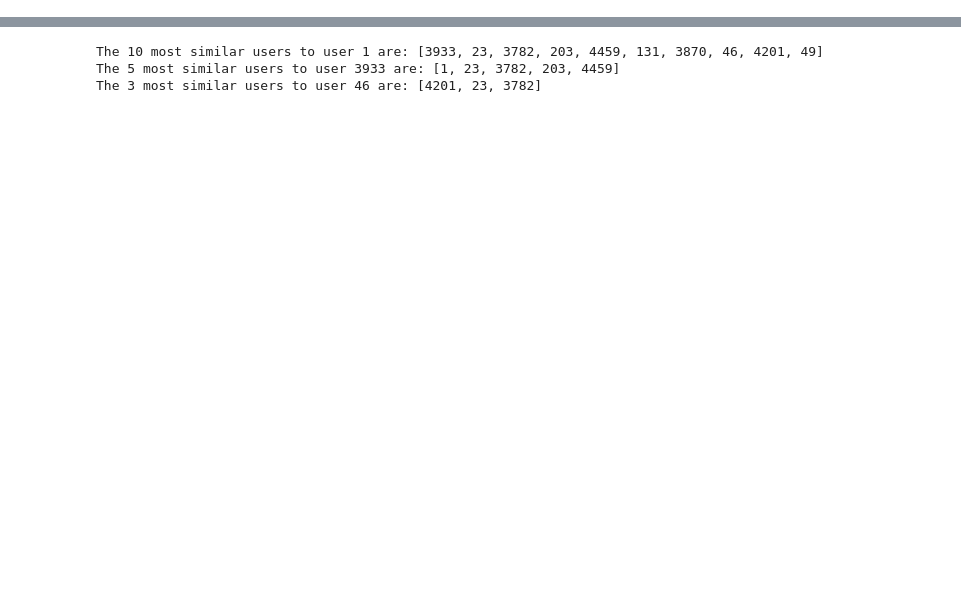
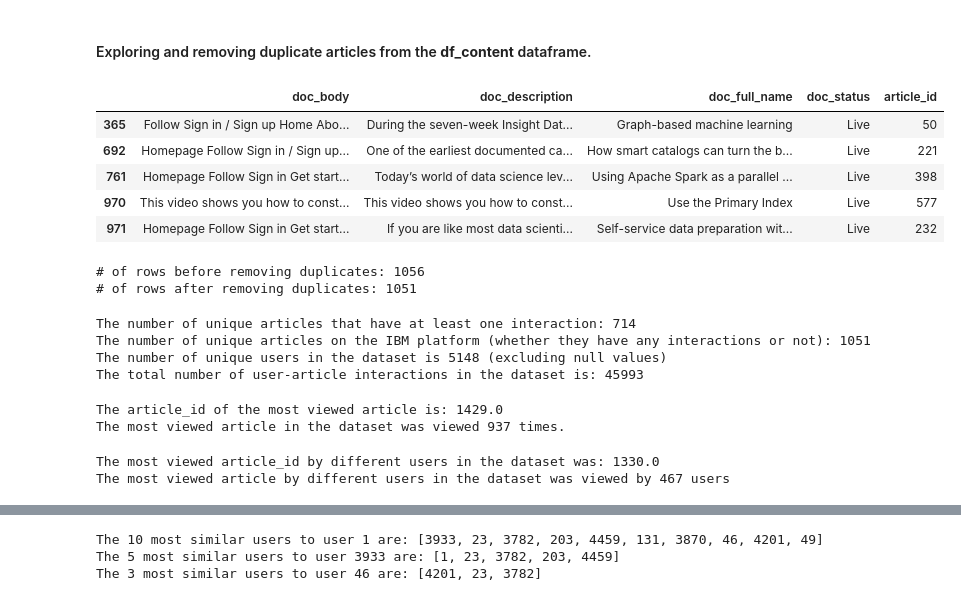
Before and after one commit to JosephArcila/Recommendation-Engine-for-the-IBM-Watson-Studio-Platform-, a Jupyter notebook: Recommendations_with_IBM.ipynb, the cells around one changed output, grey strips where cells are left out. Drawn from its saved outputs; the diff is of its cells as text; code cells hidden in the pictures; blank space fills up the shorter version.

```diff
--- a/Recommendations_with_IBM.ipynb
+++ b/Recommendations_with_IBM.ipynb
@@ -279,0 +84,51 @@ Use the tests to test your function.
+# %% [markdown]
+#### Exploring and removing duplicate articles from the **df_content** dataframe.
+# %%
+# Finding and exploring duplicate articles
+df_content[df_content["article_id"].duplicated(keep="first")]
+# %% [output]
+|  | doc_body | doc_description | doc_full_name | doc_status | article_id |
+| 365 | Follow Sign in / Sign up Home Abo... | During the seven-week Insight Dat... | Graph-based machine learning | Live | 50 |
+| 692 | Homepage Follow Sign in / Sign up... | One of the earliest documented ca... | How smart catalogs can turn the b... | Live | 221 |
+| 761 | Homepage Follow Sign in Get start... | Today’s world of data science lev... | Using Apache Spark as a parallel ... | Live | 398 |
+| 970 | This video shows you how to const... | This video shows you how to const... | Use the Primary Index | Live | 577 |
+| 971 | Homepage Follow Sign in Get start... | If you are like most data scienti... | Self-service data preparation wit... | Live | 232 |
+# %%
+# Removing any rows that have the same article_id - only keeping the first
+print('# of rows before removing duplicates:', df_content.shape[0])
+df_content.drop_duplicates("article_id", inplace=True)
+print('# of rows after removing duplicates:', df_content.shape[0])
+# %% [output]
+# of rows before removing duplicates: 1056
+# of rows after removing duplicates: 1051
+# %%
+df_uniq = df.drop_duplicates(inplace=False)
+unique_articles = len(pd.unique(df_uniq["article_id"]))
+print('The number of unique articles that have at least one interaction:', unique_articles)
+total_articles = len(pd.unique(df_content["article_id"]))
+print('The number of unique articles on the IBM platform (whether they have any interactions or not):', total_articles)
+unique_users = len(pd.unique(df['email'].dropna()))
+print('The number of unique users in the dataset is {} (excluding null values)'.format(unique_users))
+user_article_interactions = len(df)
+print('The total number of user-article interactions in the dataset is:', user_article_interactions)
+# %% [output]
+The number of unique articles that have at least one interaction: 714
+The number of unique articles on the IBM platform (whether they have any interactions or not): 1051
+The number of unique users in the dataset is 5148 (excluding null values)
+The total number of user-article interactions in the dataset is: 45993
+# %%
+most_viewed_article_id = str(df["article_id"].value_counts().index[0])
+max_views = int(df["article_id"].value_counts().iloc[0])
+print('The article_id of the most viewed article is:', most_viewed_article_id)
+print('The most viewed article in the dataset was viewed {} times.'.format(max_views))
+# %% [output]
+The article_id of the most viewed article is: 1429.0
+The most viewed article in the dataset was viewed 937 times.
+# %%
+most_viewed_by_diff_usrs_article_id = df_uniq["article_id"].value_counts().index[0]
+max_usrs = int(df_uniq["article_id"].value_counts().iloc[0])
+print("The most viewed article_id by different users in the dataset was:", most_viewed_by_diff_usrs_article_id)
+print("The most viewed article by different users in the dataset was viewed by {} users".format(max_usrs))
+# %% [output]
+The most viewed article_id by different users in the dataset was: 1330.0
+The most viewed article by different users in the dataset was viewed by 467 users
```
Also changed, not shown: parts of 94 cells of this notebook.
